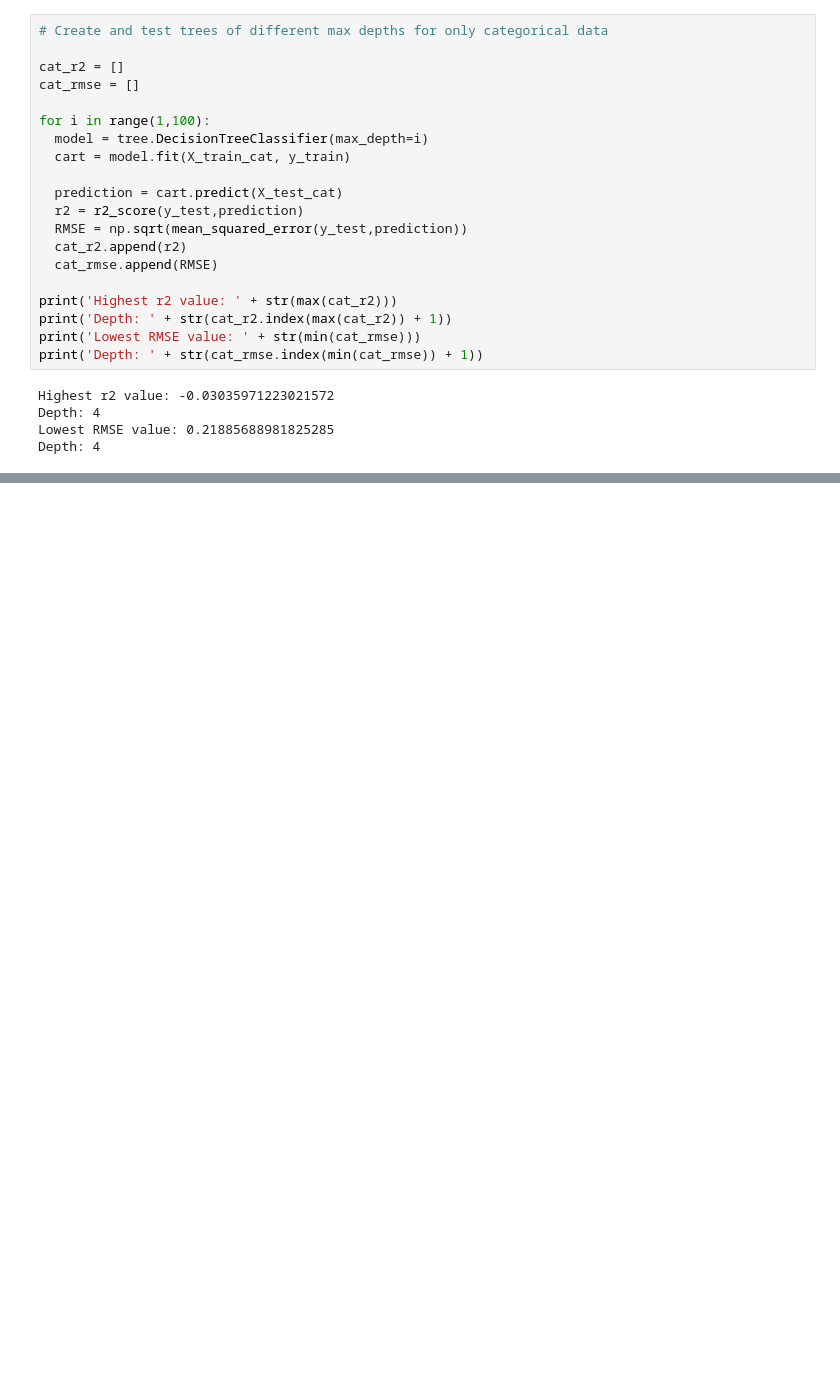
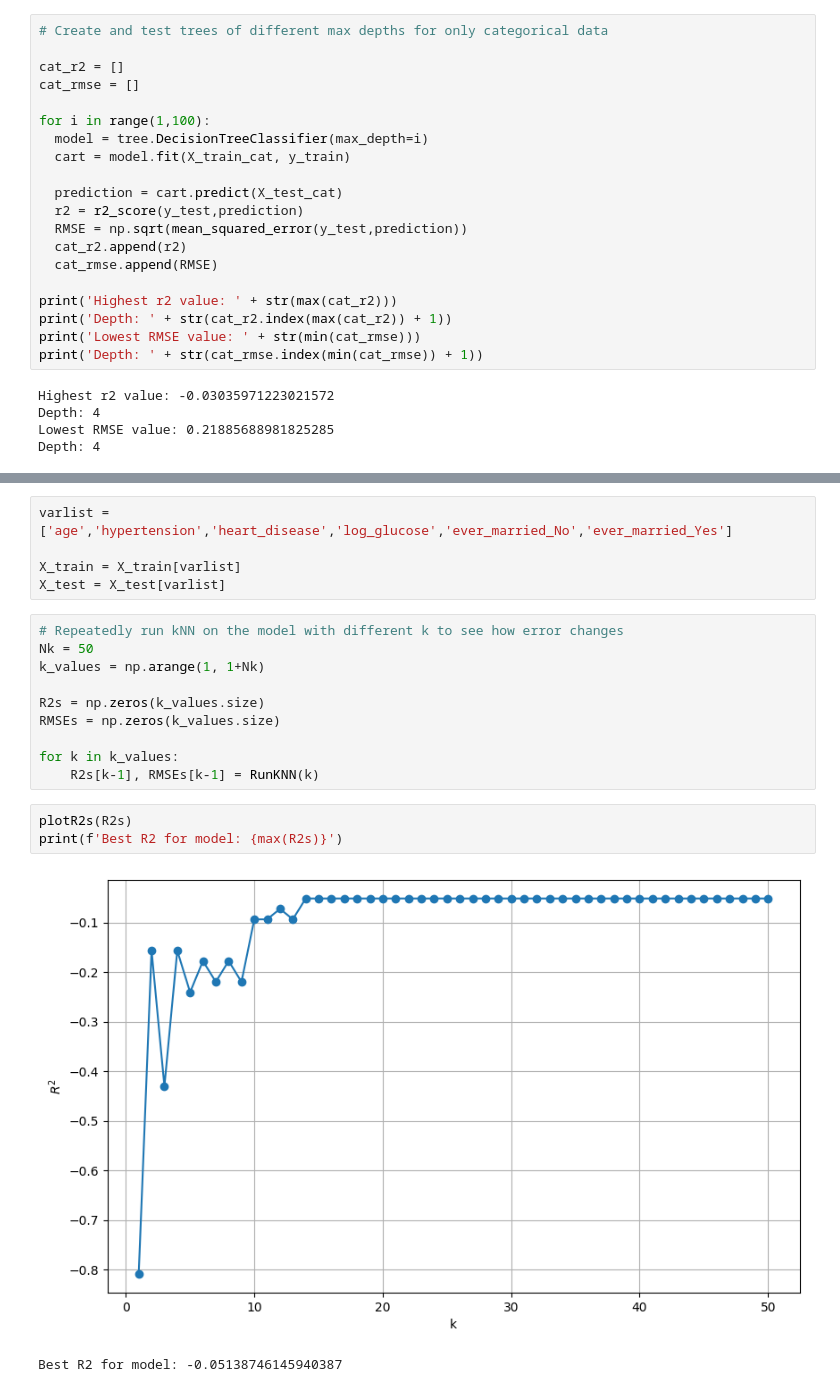
Before and after one commit to DS3001/group16, a Jupyter notebook: project_2/Project2.ipynb, the cells around one changed output, grey strips where cells are left out. Drawn from its saved outputs; the diff is of its cells as text; blank space fills up the shorter version.

```diff
--- a/project_2/Project2.ipynb
+++ b/project_2/Project2.ipynb
@@ -1013,0 +1114,21 @@ fig.set_size_inches(20, 10)
+# %%
+varlist = ['age','hypertension','heart_disease','log_glucose','ever_married_No','ever_married_Yes']
+
+X_train = X_train[varlist]
+X_test = X_test[varlist]
+# %%
+# Repeatedly run kNN on the model with different k to see how error changes
+Nk = 50
+k_values = np.arange(1, 1+Nk)
+
+R2s = np.zeros(k_values.size)
+RMSEs = np.zeros(k_values.size)
+
+for k in k_values:
+    R2s[k-1], RMSEs[k-1] = RunKNN(k)
+# %%
+plotR2s(R2s)
+print(f'Best R2 for model: {max(R2s)}')
+# %% [output]
+[figure, added]
+Best R2 for model: -0.05138746145940387
```
Also changed, not shown: parts of 26 cells of this notebook.
